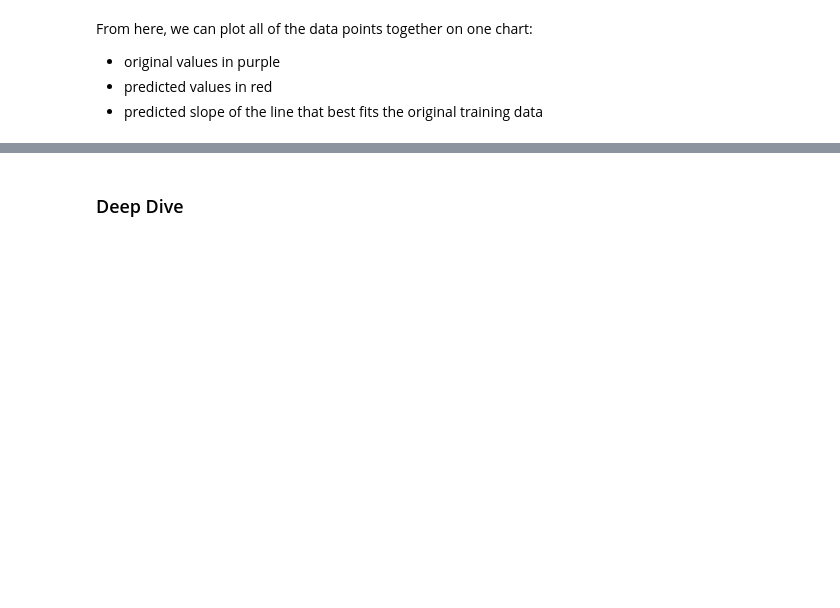
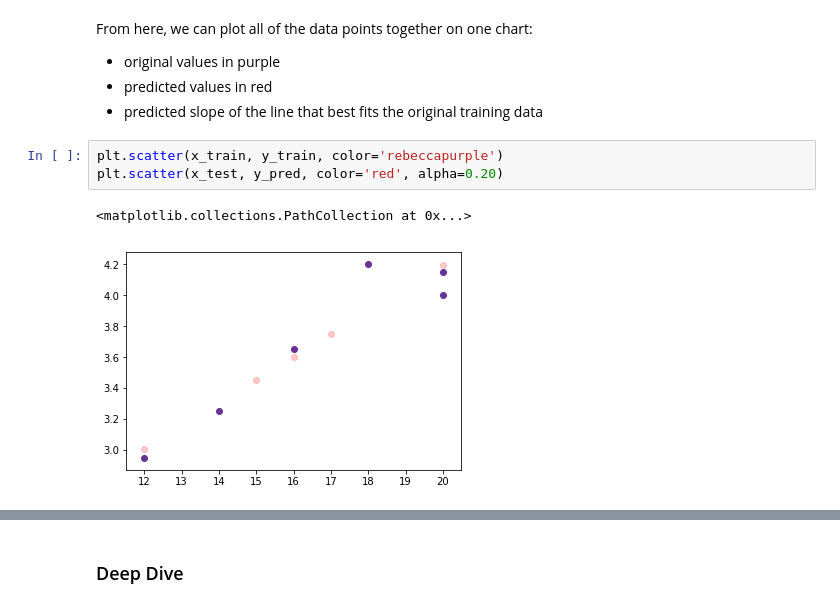
Before and after one commit to chalmerlowe/machine_learning, a Jupyter notebook: 01_intro_to_sklearn/01_intro_to_sklearn.ipynb, the cells around one changed output, grey strips where cells are left out. Saved outputs shown, nothing was run; the diff lists cells and outputs as text; blank space fills up the shorter version.

```diff
--- a/01_intro_to_sklearn/01_intro_to_sklearn.ipynb
+++ b/01_intro_to_sklearn/01_intro_to_sklearn.ipynb
@@ -282,5 +284,11 @@ From here, we can plot all of the data points together on one chart:
 * original values in purple
 * predicted values in red
 * predicted slope of the line that best fits the original training data
+# %%
+plt.scatter(x_train, y_train, color='rebeccapurple')
+plt.scatter(x_test, y_pred, color='red', alpha=0.20)
+# %% [output]
+<matplotlib.collections.PathCollection at 0x...>
+[figure, added]
 # %%
 plt.scatter(x_train, y_train, color='rebeccapurple')
```
Also changed, not shown: parts of 10 cells of this notebook, 1 other file.
